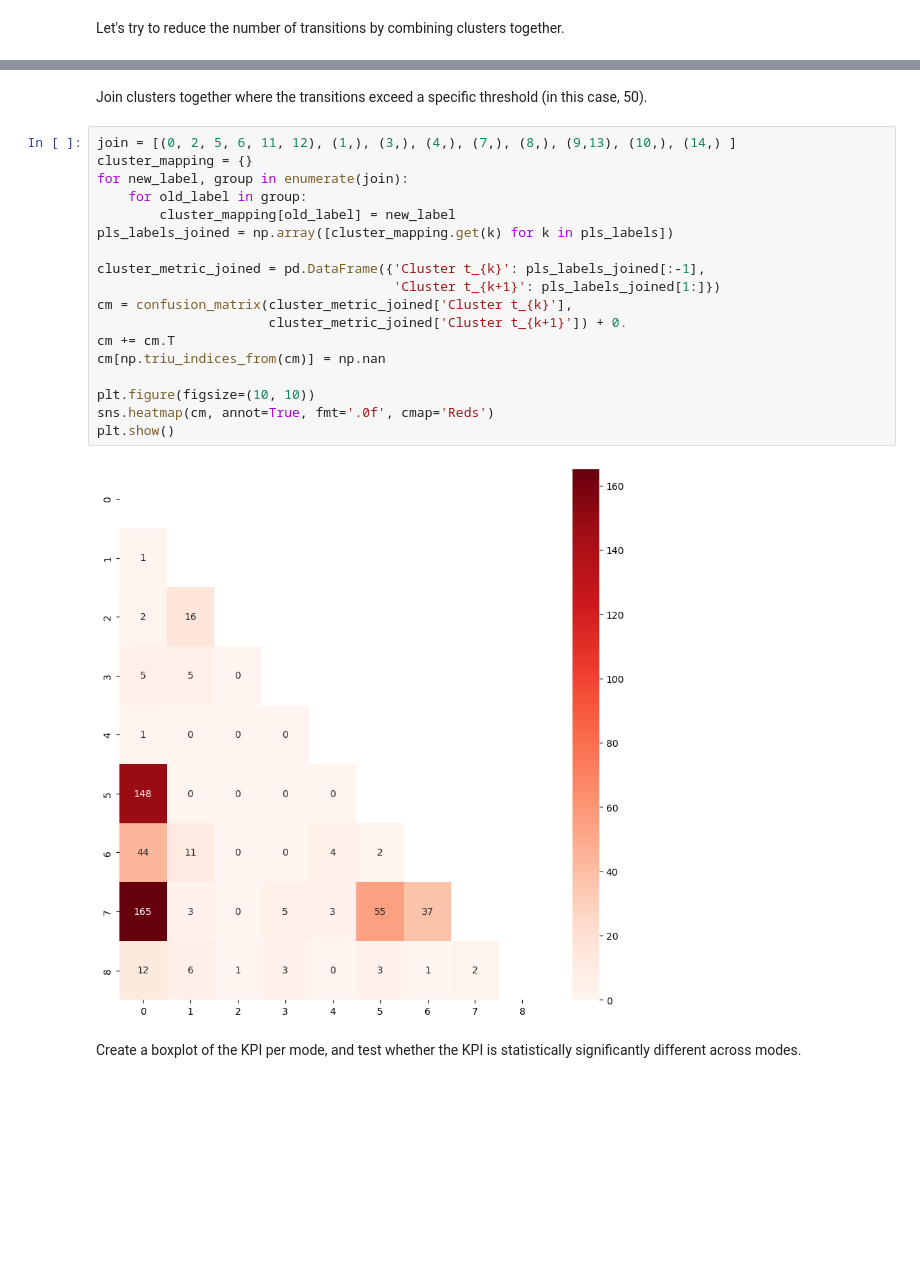
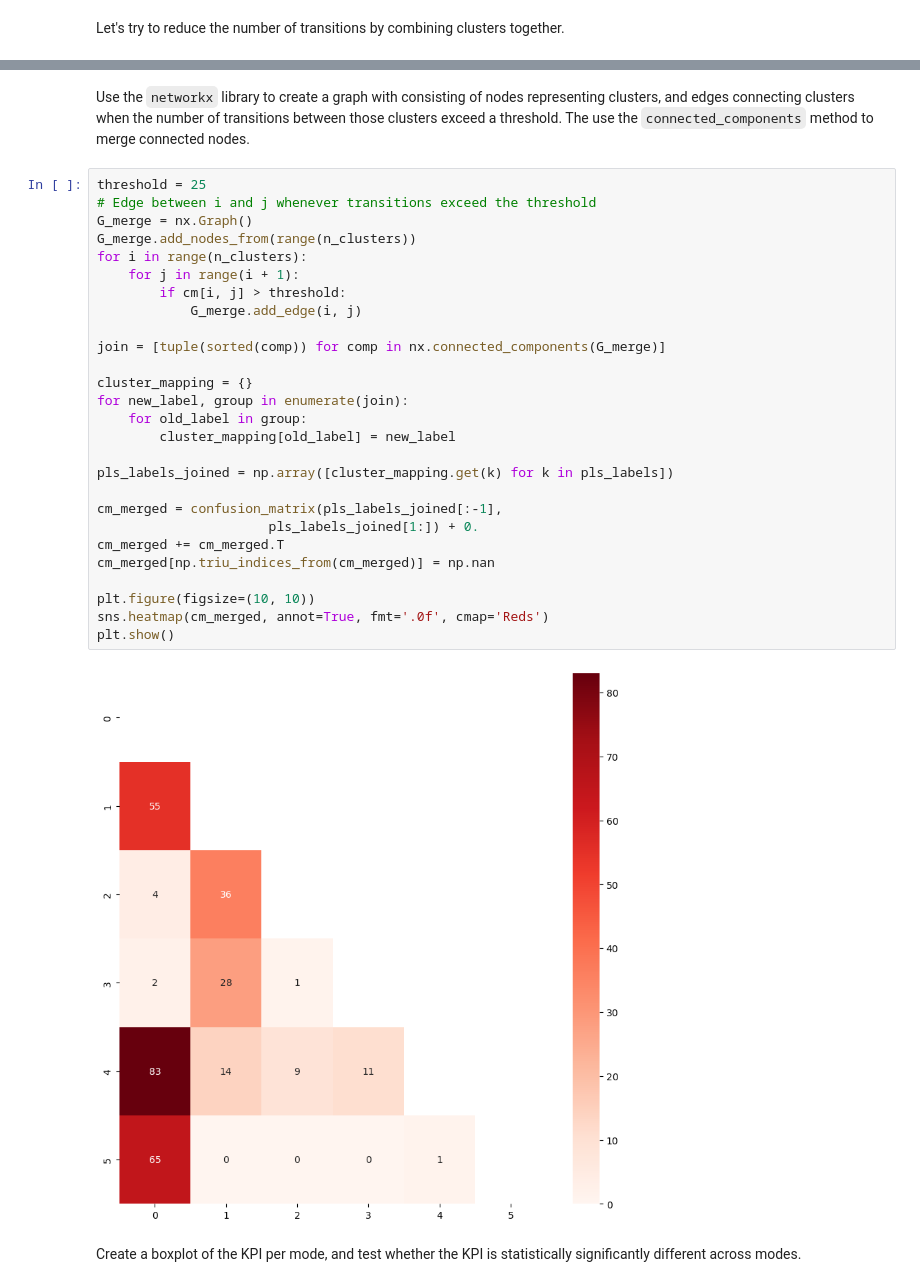
Before and after one commit to Stellenbosch-University-Process-Eng/Optimality-graph, a Jupyter notebook: caseStudy.ipynb, the cells around one changed output, grey strips where cells are left out. Cells and saved outputs as stored; diff of their text form; blank space fills up the shorter version.

```diff
--- a/caseStudy.ipynb
+++ b/caseStudy.ipynb
@@ -222,25 +190,34 @@ plt.show()
-# %% [markdown]
-Join clusters together where the transitions exceed a specific threshold (in this case, 50).
-# %%
-join = [(0, 2, 5, 6, 11, 12), (1,), (3,), (4,), (7,), (8,), (9,13), (10,), (14,) ]
-cluster_mapping = {}
-for new_label, group in enumerate(join):
-    for old_label in group:
-        cluster_mapping[old_label] = new_label
-pls_labels_joined = np.array([cluster_mapping.get(k) for k in pls_labels])
-
-cluster_metric_joined = pd.DataFrame({'Cluster t_{k}': pls_labels_joined[:-1],
-                                      'Cluster t_{k+1}': pls_labels_joined[1:]})
-cm = confusion_matrix(cluster_metric_joined['Cluster t_{k}'],
-                      cluster_metric_joined['Cluster t_{k+1}']) + 0.
-cm += cm.T
-cm[np.triu_indices_from(cm)] = np.nan
-
-plt.figure(figsize=(10, 10))
-sns.heatmap(cm, annot=True, fmt='.0f', cmap='Reds')
-plt.show()
-# %% [output]
-[figure, removed]
+# %% [markdown]
+Use the `networkx` library to create a graph with consisting of nodes representing clusters, and edges connecting clusters when the number of transitions between those clusters exceed a threshold. The use the `connected_components` method to merge connected nodes.
+# %%
+threshold = 25
+# Edge between i and j whenever transitions exceed the threshold
+G_merge = nx.Graph()
+G_merge.add_nodes_from(range(n_clusters))
+for i in range(n_clusters):
+    for j in range(i + 1):
+        if cm[i, j] > threshold:
+            G_merge.add_edge(i, j)
+
+join = [tuple(sorted(comp)) for comp in nx.connected_components(G_merge)]
+
+cluster_mapping = {}
+for new_label, group in enumerate(join):
+    for old_label in group:
+        cluster_mapping[old_label] = new_label
+
+pls_labels_joined = np.array([cluster_mapping.get(k) for k in pls_labels])
+
+cm_merged = confusion_matrix(pls_labels_joined[:-1],
+                      pls_labels_joined[1:]) + 0.
+cm_merged += cm_merged.T
+cm_merged[np.triu_indices_from(cm_merged)] = np.nan
+
+plt.figure(figsize=(10, 10))
+sns.heatmap(cm_merged, annot=True, fmt='.0f', cmap='Reds')
+plt.show()
+# %% [output]
+[figure, added]
 # %% [markdown]
 Create a boxplot of the KPI per mode, and test whether the KPI is statistically significantly different across modes.
 # %%
```
Also changed, not shown: parts of 17 cells of this notebook.
